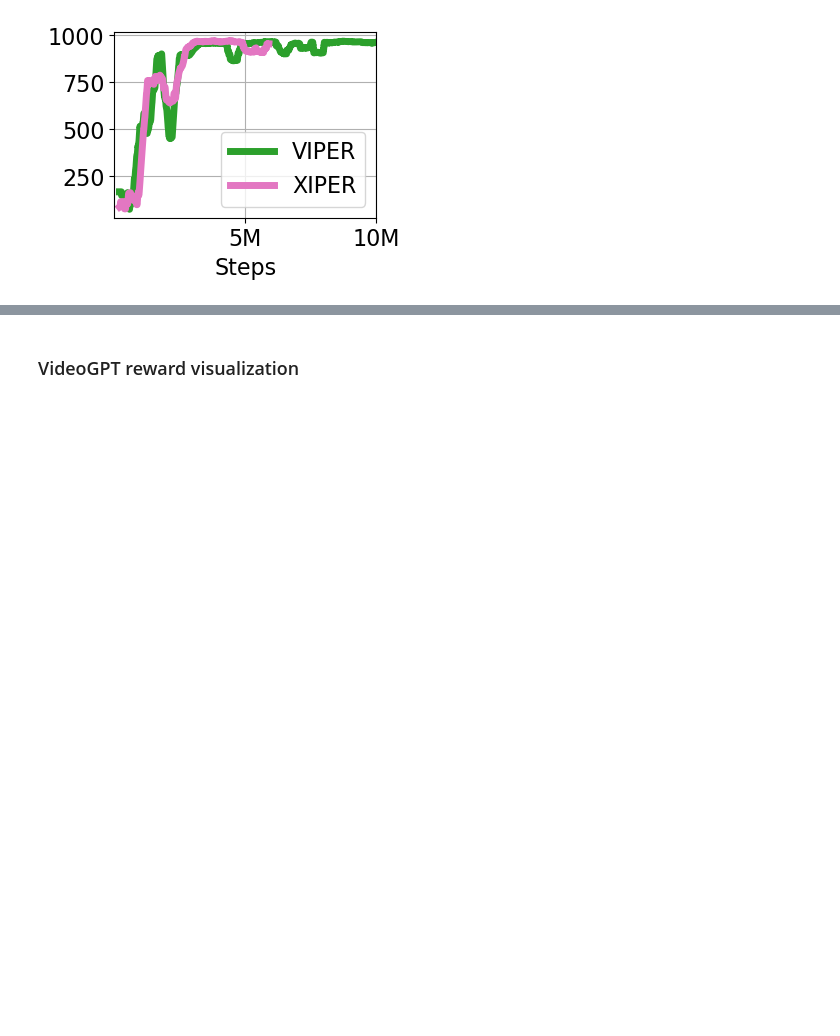
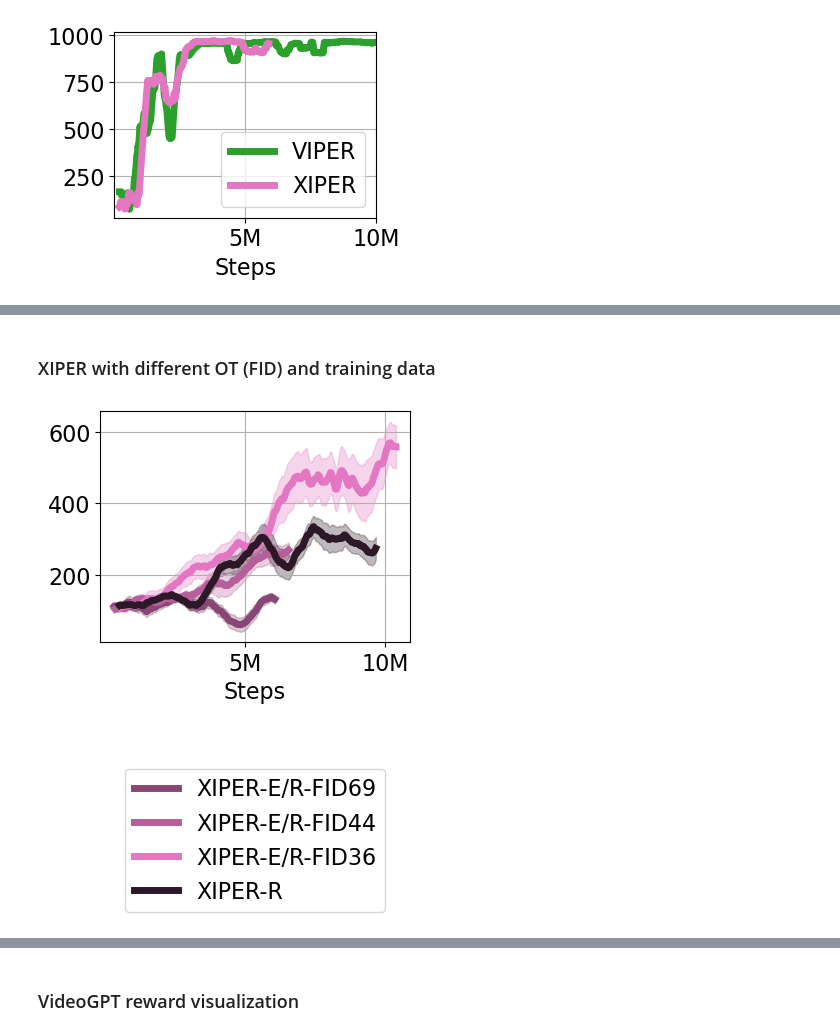
Before and after one commit to yangzhao-666/xiper, a Jupyter notebook: plot.ipynb, the cells around one changed output, grey strips where cells are left out. Cells and saved outputs as stored; diff of their text form; code cells hidden in the pictures; blank space fills up the shorter version.

Commit message:
added ot training

```diff
--- a/plot.ipynb
+++ b/plot.ipynb
@@ -201,0 +211,12 @@ plot_agent_folders(folders, labels, window_size=50, use_ste=True)
+# %% [markdown]
+### XIPER with different OT (FID) and training data
+# %%
+folders = ['logdir/dmc_cartpole_swingup/XViper_separateOT_expert_data/', 'logdir/dmc_cartpole_swingup/XViper_separateOT_expert_data_2999ot/', 'logdir/dmc_cartpole_swingup/XViper_separateOT_expert_data_best_ot/', 'logdir/dmc_cartpole_swingup/XViper/']
+labels = ['XIPER-E/R-FID69', 'XIPER-E/R-FID44', 'XIPER-E/R-FID36', 'XIPER-R']
+
+base_rgb = to_rgb('tab:pink')
+color_list=[adjust_shade(base_rgb, 0.6), adjust_shade(base_rgb, 0.8), adjust_shade(base_rgb, 1), adjust_shade(base_rgb, 0.2)]
+
+plot_agent_folders(folders, labels, window_size=50, use_ste=True, color_list=color_list)
+# %% [output]
+[figure, added]
```
Also changed, not shown: parts of 10 cells of this notebook, 7 other files.
